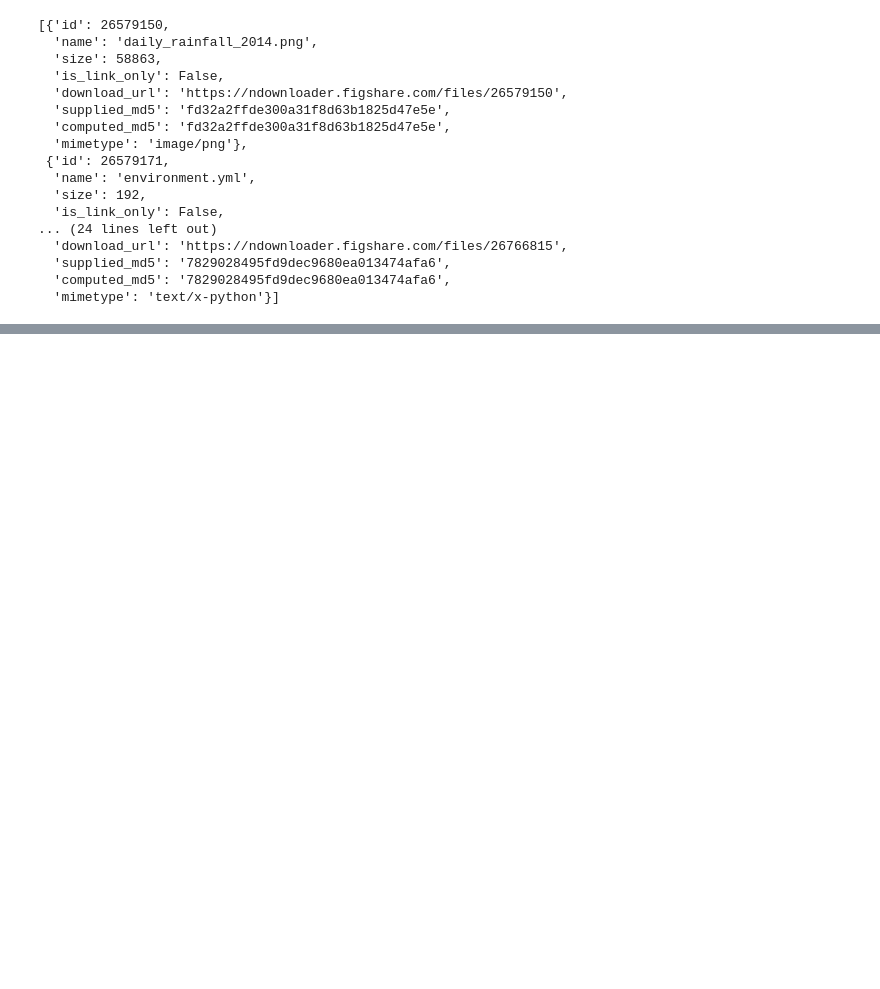
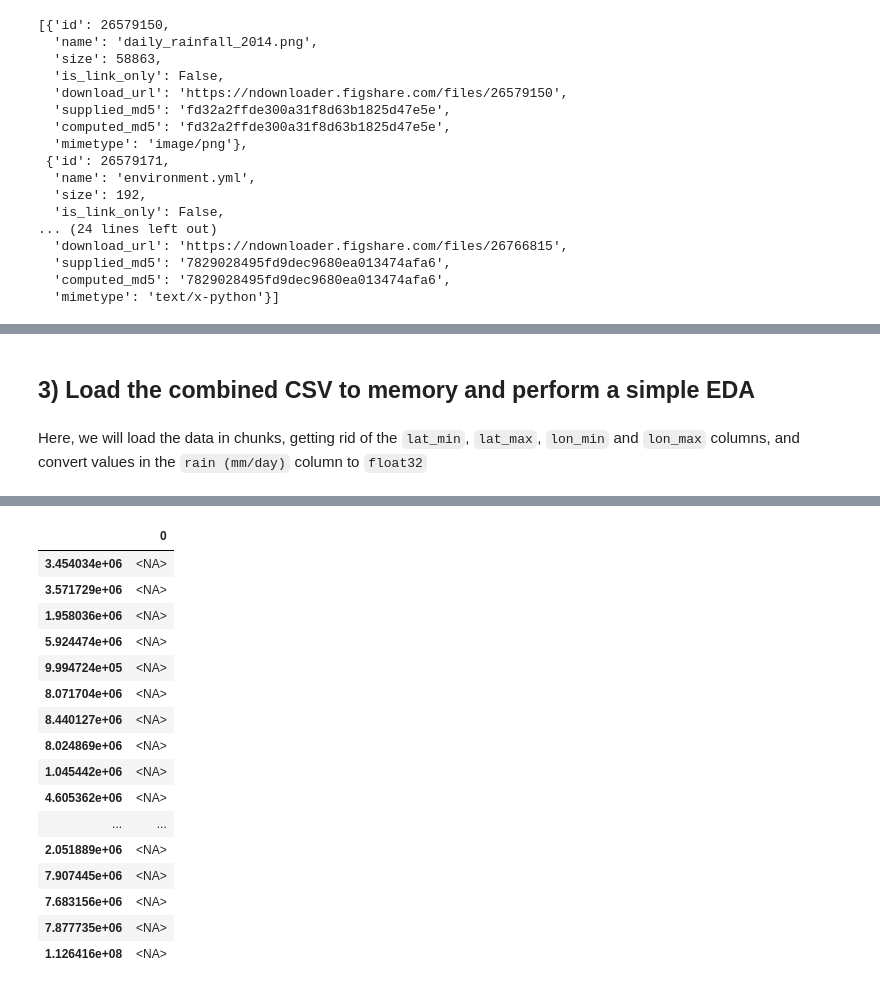
Before and after one commit to SimplyTim/rainfall-predictor, a Jupyter notebook: milestone_1.ipynb, the cells around one changed output, grey strips where cells are left out. Drawn from its saved outputs; the diff is of its cells as text; code cells hidden in the pictures; blank space fills up the shorter version.

```diff
--- a/milestone_1.ipynb
+++ b/milestone_1.ipynb
@@ -49,0 +118,28 @@ files
+# %% [markdown]
+## 3) Load the combined CSV to memory and perform a simple EDA
+# %% [markdown]
+Here, we will load the data in chunks, getting rid of the `lat_min`, `lat_max`, `lon_min` and `lon_max` columns, and convert values in the `rain (mm/day)` column to `float32`
+# %%
+%%time
+
+# Load only "time". "model" and "rain (mm/day) columns, with
+# "time" as datetime, "model" as string and "rain (mm/day) as float32
+# Also read as chunks, and perform EDA on each chunk
+
+usecols = ["time", "rain (mm/day)", "model"]
+dtypes = {"time": "string",
+          "rain (mm/day)": "float32",
+          "model": "string"}
+
+value_counts = pd.Series(dtype=int)
+rainfall_total = pd.Series(dtype=float)
+
+for chunk in pd.read_csv("data/combined_data.csv",
+    usecols = usecols,
+    dtype = dtypes,
+    parse_dates=["time"] ,
+    chunksize=1_000_000
+):
+    value_counts = value_counts.add(chunk["model"].value_counts(), fill_value=0)
+    rainfall_total = rainfall_total.add(chunk.groupby("model")["rain (mm/day)"].sum(), fill_value=0)
+# %% [output]
@@ -49,0 +148,17 @@ files
+|  | 0 |
+| 3.454034e+06 | <NA> |
+| 3.571729e+06 | <NA> |
+| 1.958036e+06 | <NA> |
+| 5.924474e+06 | <NA> |
+| 9.994724e+05 | <NA> |
+| 8.071704e+06 | <NA> |
+| 8.440127e+06 | <NA> |
+| 8.024869e+06 | <NA> |
+| 1.045442e+06 | <NA> |
+| 4.605362e+06 | <NA> |
+| ... | ... |
+| 2.051889e+06 | <NA> |
+| 7.907445e+06 | <NA> |
+| 7.683156e+06 | <NA> |
+| 7.877735e+06 | <NA> |
+| 1.126416e+08 | <NA> |
```
Also changed, not shown: parts of 14 cells of this notebook, 1 other file.
